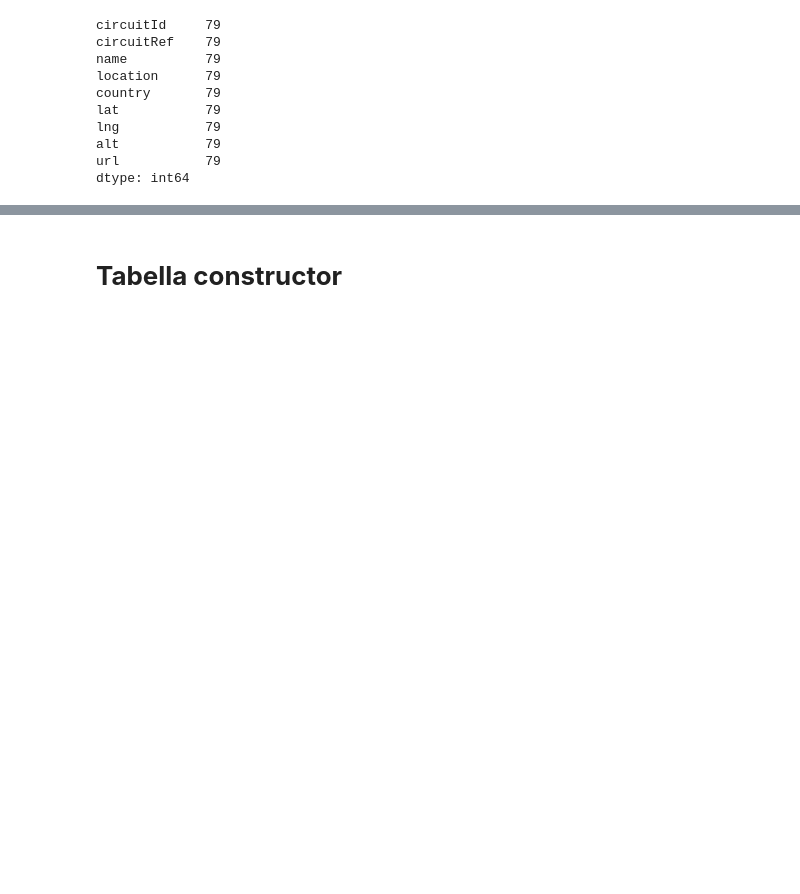
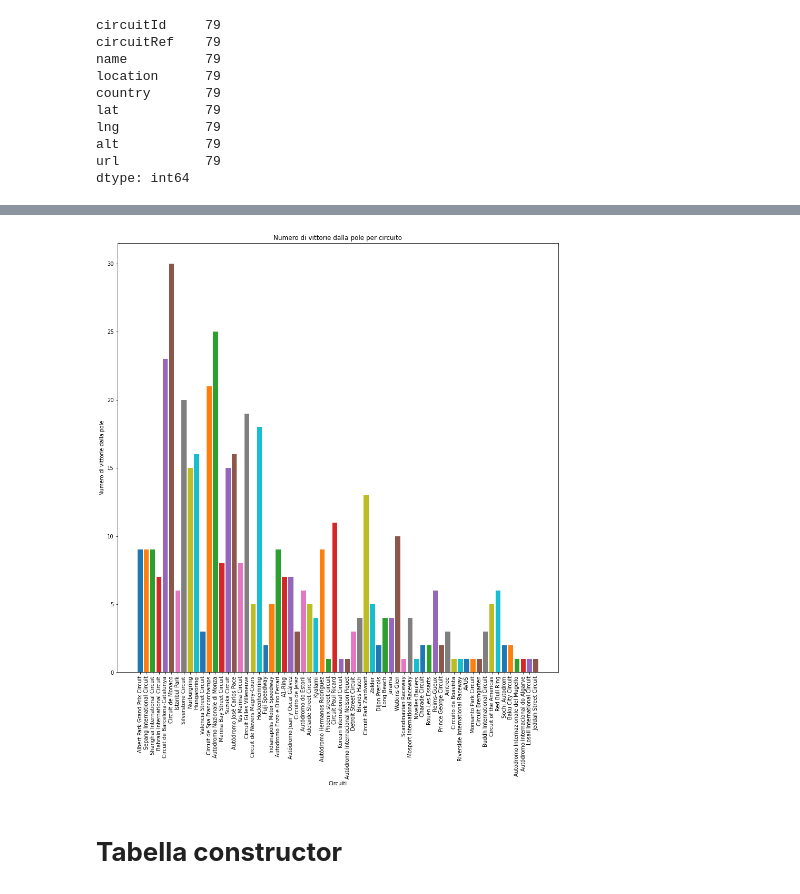
Before and after one commit to giorgio-angelo-esposito/F1WP, a Jupyter notebook: F1WP.ipynb, the cells around one changed output, grey strips where cells are left out. Cells and saved outputs as stored; diff of their text form; code cells hidden in the pictures; blank space fills up the shorter version.

Commit message:
Aggiornamento notebook
Aggiunta analisi sulle vittorie dalla pole per circuito.

```diff
--- a/F1WP.ipynb
+++ b/F1WP.ipynb
@@ -411,3 +415,36 @@ dtype: int64
+# %%
+#unione di races e circuit, risultato salvato in un nuovo dataframe chiamato winner_from_pole_circuits
+winner_from_pole_circuits = pd.merge(races,circuits, on = 'circuitId')
+#cancellazione di colonne non utili
+winner_from_pole_circuits.drop(columns=['url_x','url_y','date','time','circuitRef','location','country','lat','lng','alt','name_x'],inplace=True)
+#unione di winner_from_pole_circuits e results
+winner_from_pole_circuits = pd.merge(winner_from_pole_circuits,results,on='raceId')
+#rinominiamo l'intestazione della colonna del nome del circuito
+winner_from_pole_circuits.rename({'name_y':'circuitName'},axis=1,inplace=True)
+#cancellazione di colonne non utili
+winner_from_pole_circuits.drop(columns=['driverId','resultId','constructorId','number','position','positionText','points','laps','time','milliseconds','fastestLap','rank','fastestLapTime','fastestLapSpeed','statusId'],inplace=True)
+
+#settiamo la dimensione del grafico
+plt.figure(figsize=(15,15))
+#plottiamo i dati
+for circuit in winner_from_pole_circuits['circuitName'].unique():
+  i = winner_from_pole_circuits.loc[(winner_from_pole_circuits['circuitName'] == circuit) & (winner_from_pole_circuits['grid']==1) & (winner_from_pole_circuits['positionOrder']==1)]
+  plt.bar(i['circuitName'],i['positionOrder'].count())
+
+#assegniamo una label all'asse delle x
+plt.xlabel('Circuiti')
+#assegniamo una label all'asse delle y
+plt.ylabel('Numero di vittorie dalla pole')
+#assegniamo un titolo al grafico
+plt.title('Numero di vittorie dalla pole per circuito')
+#rotiamo gli identificativi delle barre
+plt.xticks(rotation= 90)
+#salviamo il grafico
+plt.savefig('vittorie_da_pole_circuito',dpi=300)
+#mostriamo il grafico
+plt.show()
+# %% [output]
+[figure, added]
 # %% [markdown]
 # **Tabella constructor**
 # %% [markdown]
```
Also changed, not shown: parts of 10 cells of this notebook.
